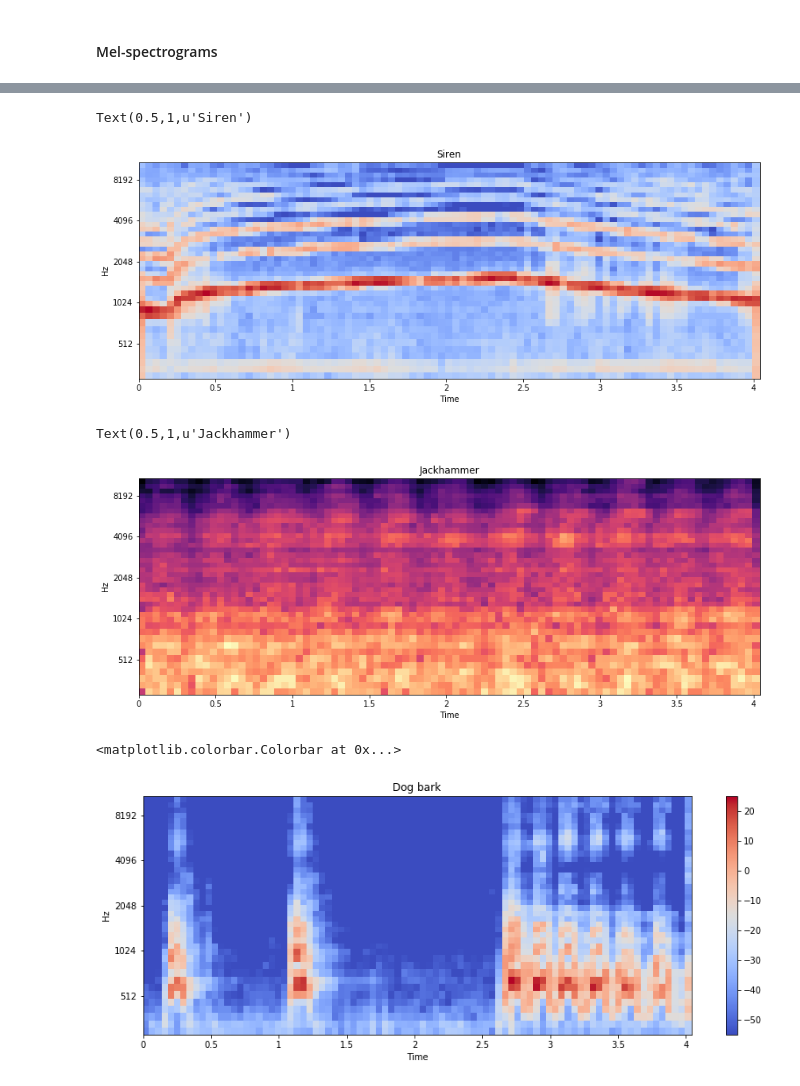
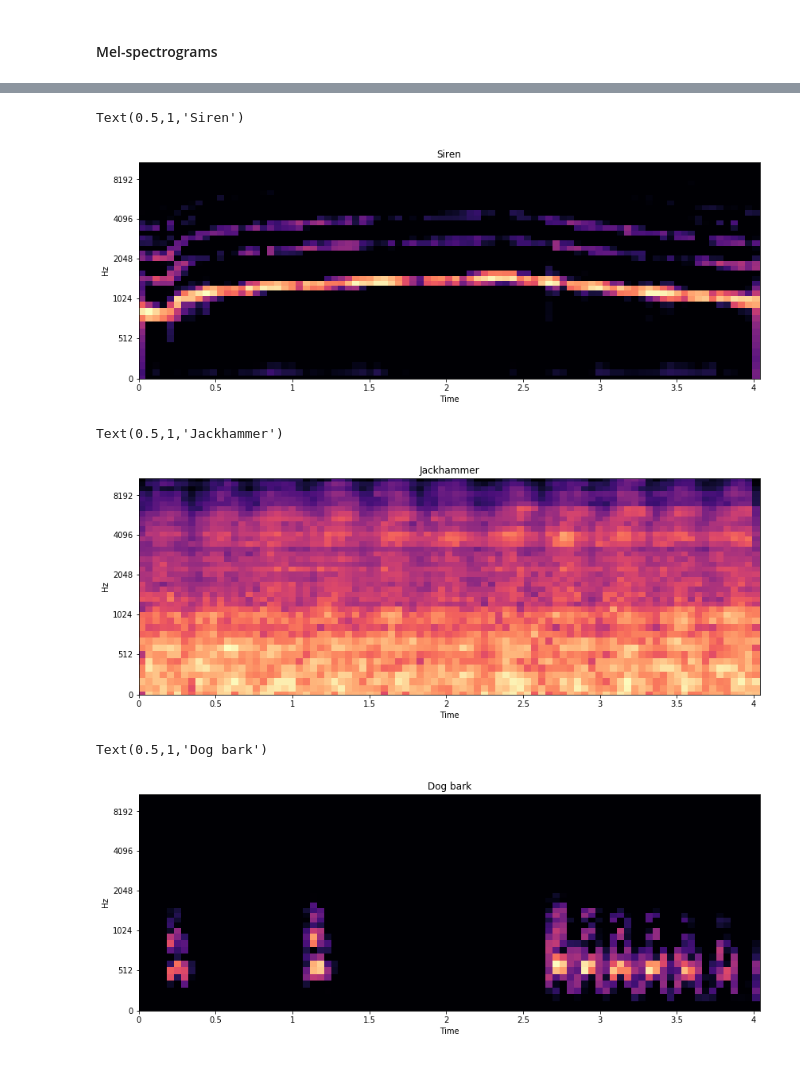
Before and after one commit to iwonasob/DLGdansk, a Jupyter notebook: Introduction_to_sound.ipynb, the cells around one changed output, grey strips where cells are left out. Saved outputs shown, nothing was run; the diff lists cells and outputs as text; code cells hidden in the pictures.

```diff
--- a/Introduction_to_sound.ipynb
+++ b/Introduction_to_sound.ipynb
@@ -175,34 +183,36 @@ N_MELS =  40
 # %%
 melspec_siren = librosa.feature.melspectrogram( y=None, S=stft_siren, sr=SR, n_fft=N_FFT, hop_length=HOP_SIZE,
         n_mels=N_MELS, htk=True, fmin=0.0, fmax=SR/2.0)
-logmel_siren = librosa.core.logamplitude(melspec_siren, ref=1.0)
+logmel_siren = librosa.core.amplitude_to_db(melspec_siren, ref=np.max(melspec_siren))
 
 librosa.display.specshow(logmel_siren,sr=sr,hop_length=HOP_SIZE, x_axis='time', y_axis='mel')
 plt.title('Siren')
 # %% [output]
-Text(0.5,1,u'Siren')
+Text(0.5,1,'Siren')
-[figure, old version]
+[figure, new version]
 # %%
 melspec_jackhammer = librosa.feature.melspectrogram( y=None, S=stft_jackhammer, sr=SR, n_fft=N_FFT, hop_length=HOP_SIZE,
         n_mels=N_MELS, htk=True, fmin=0.0, fmax=SR/2.0)
-logmel_jackhammer = librosa.core.logamplitude(melspec_jackhammer, ref=1.0)
+logmel_jackhammer = librosa.core.amplitude_to_db(melspec_jackhammer, ref=np.max(melspec_jackhammer))
 
 librosa.display.specshow(logmel_jackhammer,sr=sr,hop_length=HOP_SIZE, x_axis='time', y_axis='mel')
 plt.title('Jackhammer')
 # %% [output]
-Text(0.5,1,u'Jackhammer')
+Text(0.5,1,'Jackhammer')
-[figure, old version]
+[figure, new version]
 # %%
-melspec_dog_bark = librosa.feature.melspectrogram( y=None, S=stft_dog_bark, sr=SR, n_fft=N_FFT, hop_length=HOP_SIZE,
-        n_mels=N_MELS, htk=True, fmin=0.0, fmax=SR/2.0)
-logmel_dog_bark = librosa.core.logamplitude(melspec_dog_bark, ref=1.0)
+melspec_dog_bark = librosa.feature.melspectrogram(y=None,
+                        S=stft_dog_bark, sr=SR, n_fft=N_FFT, hop_length=HOP_SIZE,
+                        n_mels=N_MELS, htk=True, fmin=0.0, fmax=SR/2.0)
+
+logmel_dog_bark = librosa.core.amplitude_to_db(melspec_dog_bark,
+                                               ref=np.max(melspec_dog_bark))
 
 librosa.display.specshow(logmel_dog_bark,sr=sr,hop_length=HOP_SIZE, x_axis='time', y_axis='mel')
 plt.title('Dog bark')
-plt.colorbar()
 # %% [output]
-<matplotlib.colorbar.Colorbar at 0x...>
+Text(0.5,1,'Dog bark')
-[figure, old version]
+[figure, new version]
 # %%
 melspec_children_playing = librosa.feature.melspectrogram( y=None, S=stft_children_playing, sr=SR, n_fft=N_FFT, hop_length=HOP_SIZE,
         n_mels=N_MELS, htk=True, fmin=0.0, fmax=SR/2.0)
```
Also changed, not shown: parts of 10 cells of this notebook, 5 other files.
